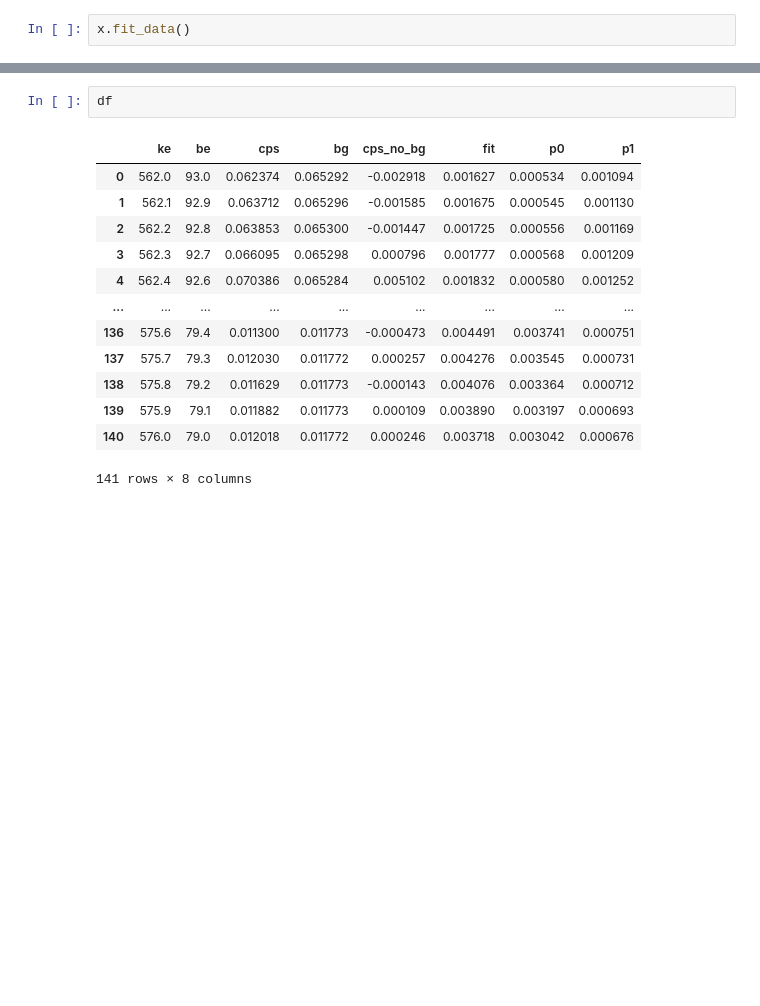
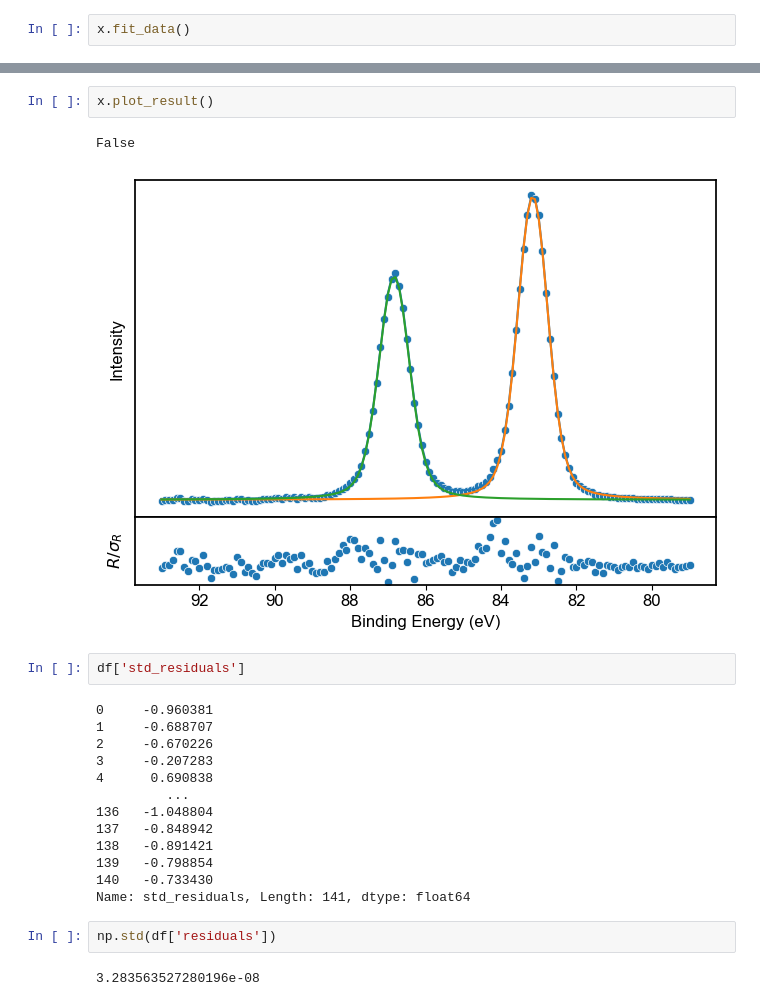
Before and after one commit to picklerixs/meitner, a Jupyter notebook: test.ipynb, the cells around one changed output, grey strips where cells are left out. Cells and saved outputs as stored; diff of their text form; blank space fills up the shorter version.

```diff
--- a/test.ipynb
+++ b/test.ipynb
@@ -46,16 +42,24 @@ max(df['cps'])
+# %%
+x.plot_result()
+# %% [output]
+False
+[figure, added]
 # %%
-df
+df['std_residuals']
 # %% [output]
-|  | ke | be | cps | bg | cps_no_bg | fit | p0 | p1 |
-| 0 | 562.0 | 93.0 | 0.062374 | 0.065292 | -0.002918 | 0.001627 | 0.000534 | 0.001094 |
-| 1 | 562.1 | 92.9 | 0.063712 | 0.065296 | -0.001585 | 0.001675 | 0.000545 | 0.001130 |
-| 2 | 562.2 | 92.8 | 0.063853 | 0.065300 | -0.001447 | 0.001725 | 0.000556 | 0.001169 |
-| 3 | 562.3 | 92.7 | 0.066095 | 0.065298 | 0.000796 | 0.001777 | 0.000568 | 0.001209 |
-| 4 | 562.4 | 92.6 | 0.070386 | 0.065284 | 0.005102 | 0.001832 | 0.000580 | 0.001252 |
-| ... | ... | ... | ... | ... | ... | ... | ... | ... |
-| 136 | 575.6 | 79.4 | 0.011300 | 0.011773 | -0.000473 | 0.004491 | 0.003741 | 0.000751 |
-| 137 | 575.7 | 79.3 | 0.012030 | 0.011772 | 0.000257 | 0.004276 | 0.003545 | 0.000731 |
-| 138 | 575.8 | 79.2 | 0.011629 | 0.011773 | -0.000143 | 0.004076 | 0.003364 | 0.000712 |
-| 139 | 575.9 | 79.1 | 0.011882 | 0.011773 | 0.000109 | 0.003890 | 0.003197 | 0.000693 |
-| 140 | 576.0 | 79.0 | 0.012018 | 0.011772 | 0.000246 | 0.003718 | 0.003042 | 0.000676 |
-141 rows × 8 columns
+0     -0.960381
+1     -0.688707
+2     -0.670226
+3     -0.207283
+4      0.690838
+         ...
+136   -1.048804
+137   -0.848942
+138   -0.891421
+139   -0.798854
+140   -0.733430
+Name: std_residuals, Length: 141, dtype: float64
+# %%
+np.std(df['residuals'])
+# %% [output]
+3.283563527280196e-08
```
Also changed, not shown: parts of 2 cells of this notebook, 1 other file.
